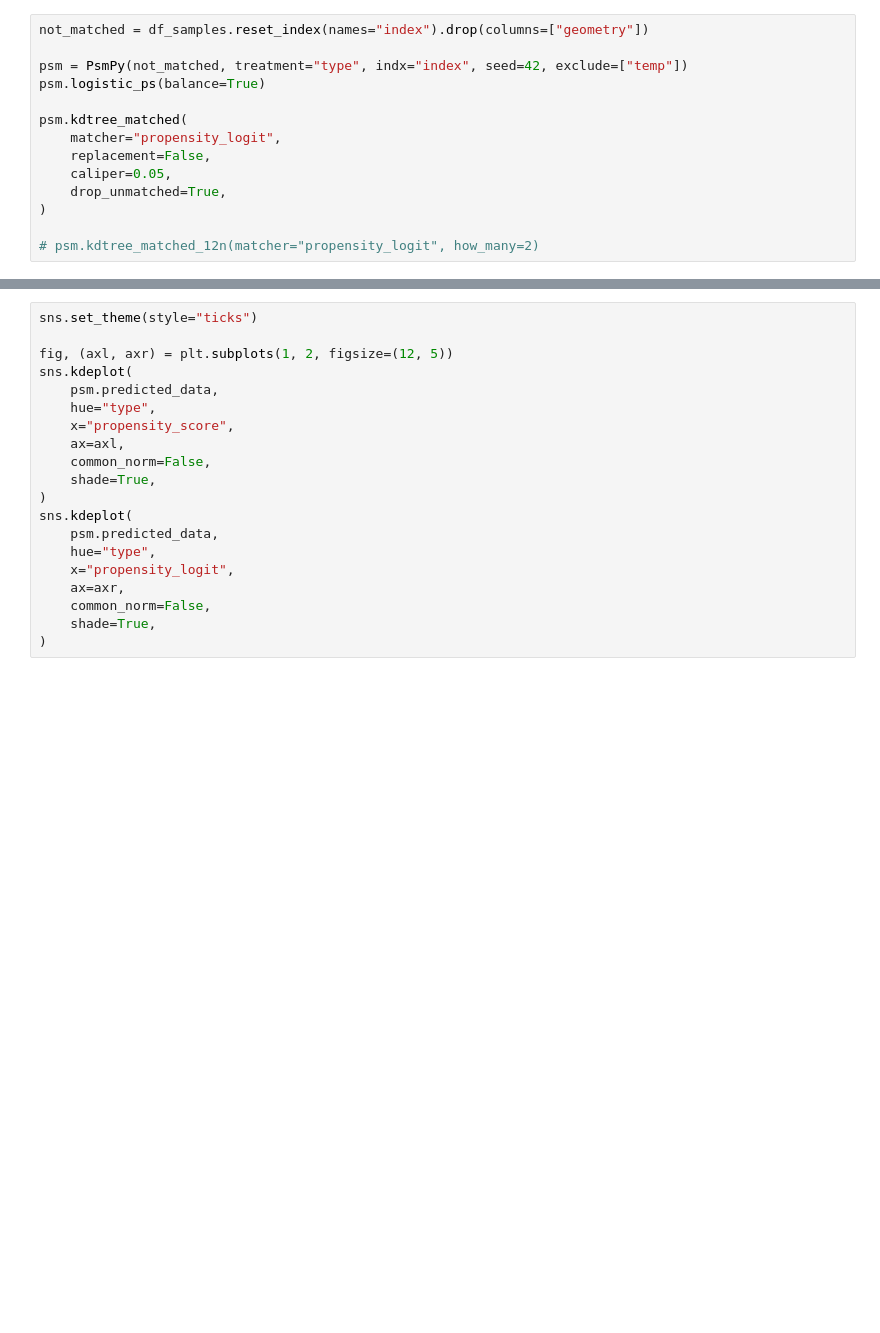
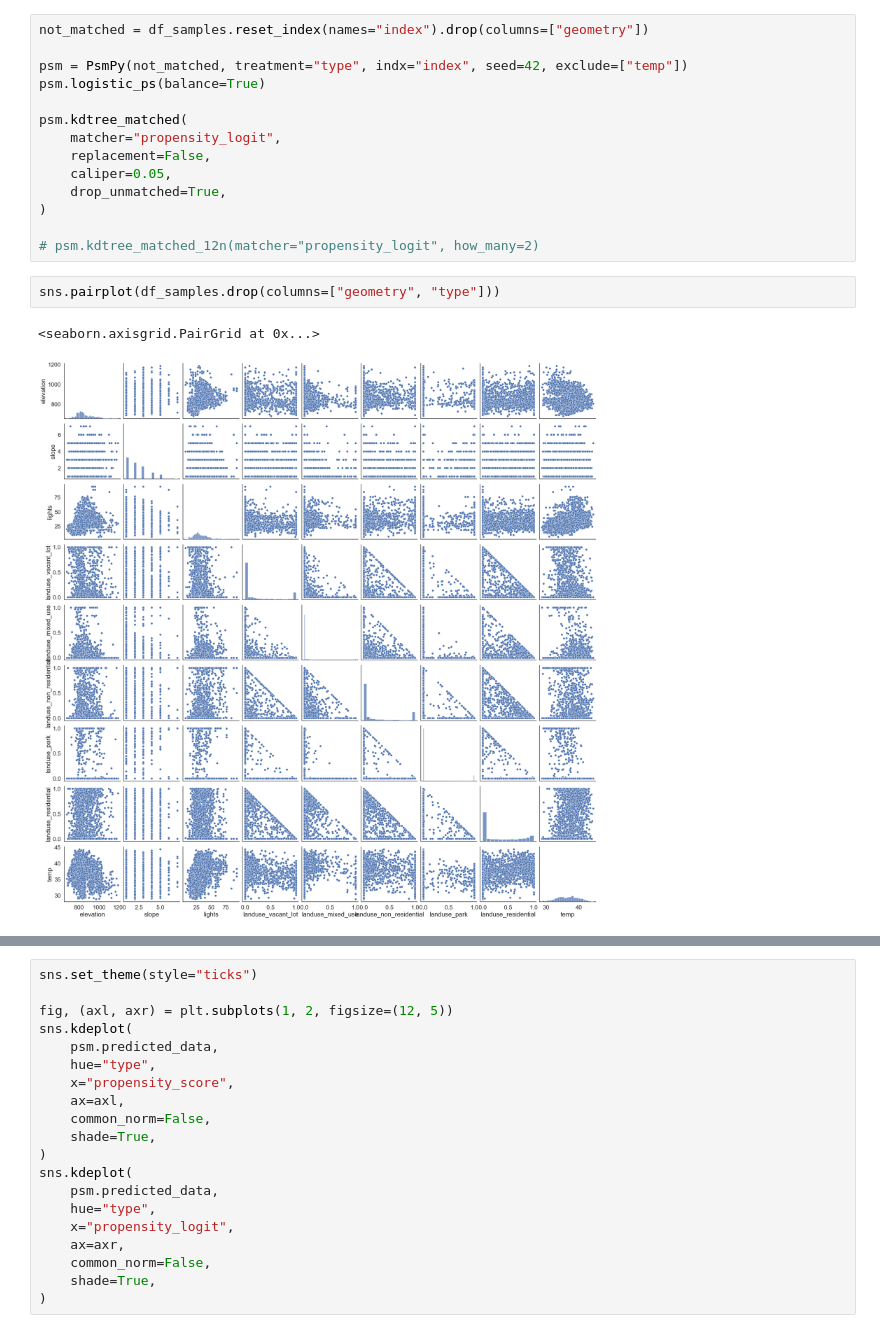
Before and after one commit to RodolfoFigueroa/belo_horizonte, a Jupyter notebook: 01_heat_islands.ipynb, the cells around one changed output, grey strips where cells are left out. Saved outputs shown, nothing was run; the diff lists cells and outputs as text; blank space fills up the shorter version.

```diff
--- a/01_heat_islands.ipynb
+++ b/01_heat_islands.ipynb
@@ -291,3 +305,8 @@ psm.kdtree_matched(
 )
 
 # psm.kdtree_matched_12n(matcher="propensity_logit", how_many=2)
+# %%
+sns.pairplot(df_samples.drop(columns=["geometry", "type"]))
+# %% [output]
+<seaborn.axisgrid.PairGrid at 0x...>
+[figure, added]
```
Also changed, not shown: parts of 7 cells of this notebook, 3 other files.
